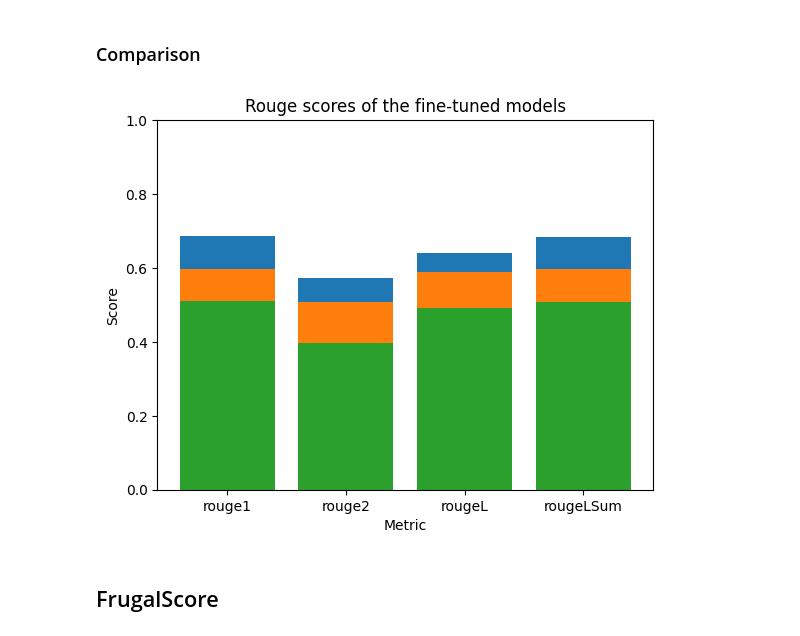
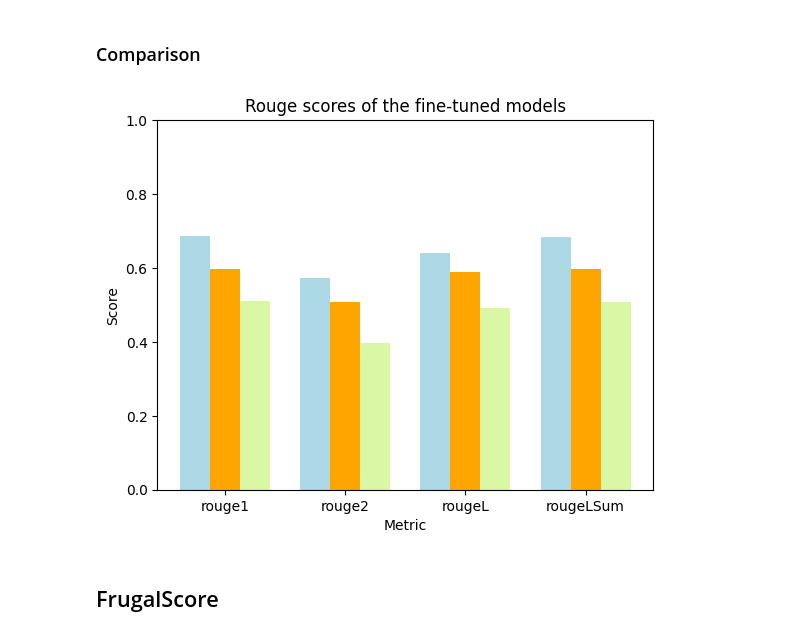
Before and after one commit to annaluizacaraciolo/fine_tuning_for_mojo_gen, a Jupyter notebook: MetricsPlots.ipynb, the cells around one changed output. Drawn from its saved outputs; the diff is of its cells as text; code cells hidden in the pictures.

Commit message:
Adjusting comparison plots

```diff
--- a/MetricsGraphs.ipynb
+++ b/MetricsPlots.ipynb
@@ -49,20 +50,27 @@ plt.show()
 # %%
 x = ["rouge1", "rouge2", "rougeL", "rougeLSum"]
 y_python = [0.686, 0.573, 0.640, 0.684]
 y_base = [0.598, 0.507, 0.588, 0.598]
 y_instruct = [0.511, 0.398, 0.492, 0.508]
 
-plt.bar(x, y_python)
-plt.bar(x, y_base)
-plt.bar(x, y_instruct)
+label_locations = np.arange(4)
+width = 0.25
+fig, ax = plt.subplots()
+
+code_llama_python = ax.bar(label_locations - width, y_python, width, label='Python', color='lightblue')
+code_llama = ax.bar(label_locations, y_base, width, label='Base', color='orange')
+code_llama_instruct = ax.bar(label_locations + width, y_instruct, width, label='Instruct', color='#DAF7A6')
+
+ax.set_xticks(label_locations)
+ax.set_xticklabels(x)
 
 plt.ylim(0.0, 1.0)
 plt.xlabel("Metric")
 plt.ylabel("Score")
 plt.title("Rouge scores of the fine-tuned models")
 plt.show()
 # %% [output]
-[figure, old version]
+[figure, new version]
 # %% [markdown]
 ## FrugalScore
 # %% [markdown]
```
Also changed, not shown: parts of 2 cells of this notebook.
